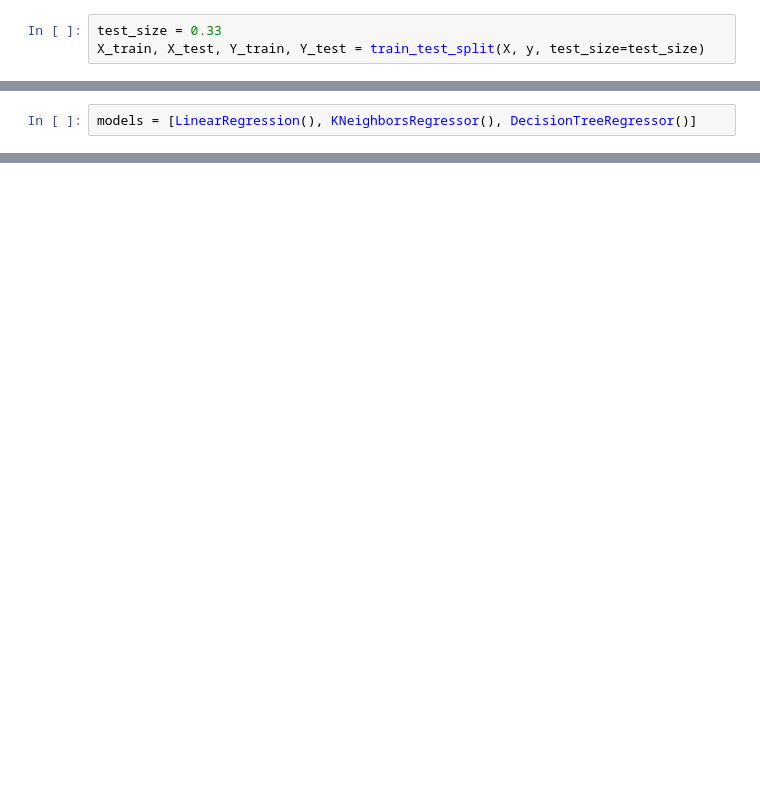
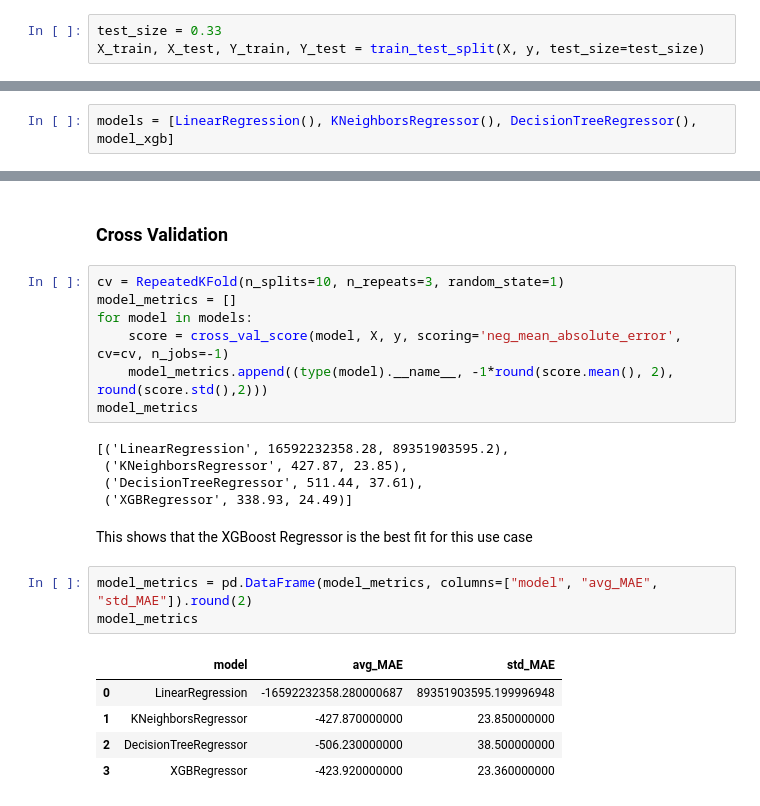
Before and after one commit to HichamKyouma/click-number-predictor, a Jupyter notebook: notebooks/modeling.ipynb, the cells around one changed output, grey strips where cells are left out. Saved outputs shown, nothing was run; the diff lists cells and outputs as text; blank space fills up the shorter version.

```diff
--- a/notebooks/modeling.ipynb
+++ b/notebooks/modeling.ipynb
@@ -54,5 +59,5 @@ X_train, X_test, Y_train, Y_test = train_test_split(X, y, test_size=test_size)
 # %%
-models = [LinearRegression(), KNeighborsRegressor(), DecisionTreeRegressor()]
+models = [LinearRegression(), KNeighborsRegressor(), DecisionTreeRegressor(), model_xgb]
 # %%
 for model in models:
     model.fit(X_train, Y_train)
@@ -73 +80,26 @@ DecisionTreeRegressor 484.6513322231474
+# %% [markdown]
+### Cross Validation
+# %%
+cv = RepeatedKFold(n_splits=10, n_repeats=3, random_state=1)
+model_metrics = []
+for model in models:
+    score = cross_val_score(model, X, y, scoring='neg_mean_absolute_error', cv=cv, n_jobs=-1)
+    model_metrics.append((type(model).__name__, -1*round(score.mean(), 2), round(score.std(),2)))
+model_metrics
+# %% [output]
+[('LinearRegression', 16592232358.28, 89351903595.2),
+ ('KNeighborsRegressor', 427.87, 23.85),
+ ('DecisionTreeRegressor', 511.44, 37.61),
+ ('XGBRegressor', 338.93, 24.49)]
+# %% [markdown]
+This shows that the XGBoost Regressor is the best fit for this use case
+# %%
+model_metrics = pd.DataFrame(model_metrics, columns=["model", "avg_MAE", "std_MAE"]).round(2)
+model_metrics
+# %% [output]
+|  | model | avg_MAE | std_MAE |
+| 0 | LinearRegression | -16592232358.280000687 | 89351903595.199996948 |
+| 1 | KNeighborsRegressor | -427.870000000 | 23.850000000 |
+| 2 | DecisionTreeRegressor | -506.230000000 | 38.500000000 |
+| 3 | XGBRegressor | -423.920000000 | 23.360000000 |
 # %%
```
Also changed, not shown: parts of 15 cells of this notebook, 1 other file.
